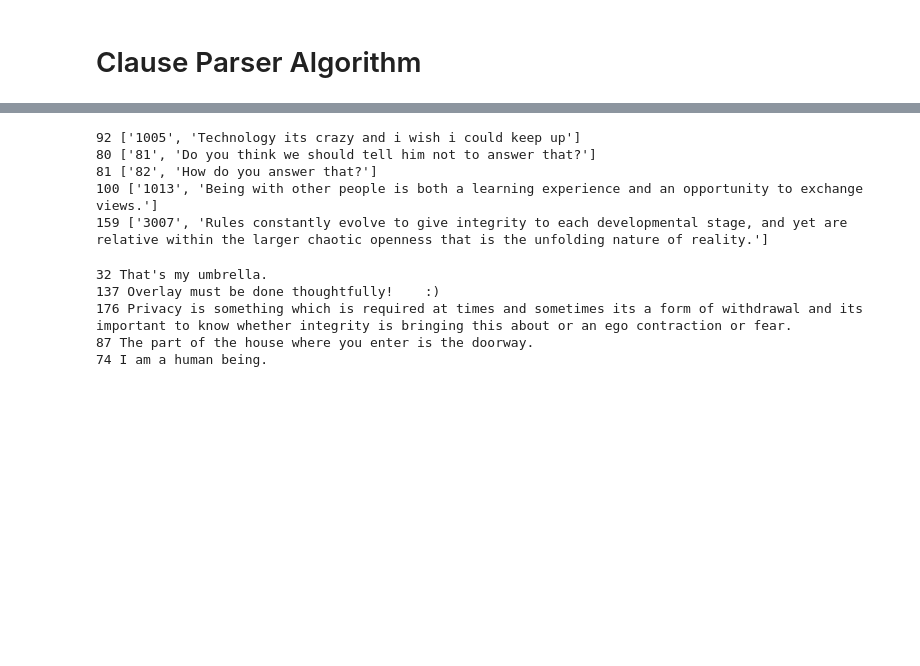
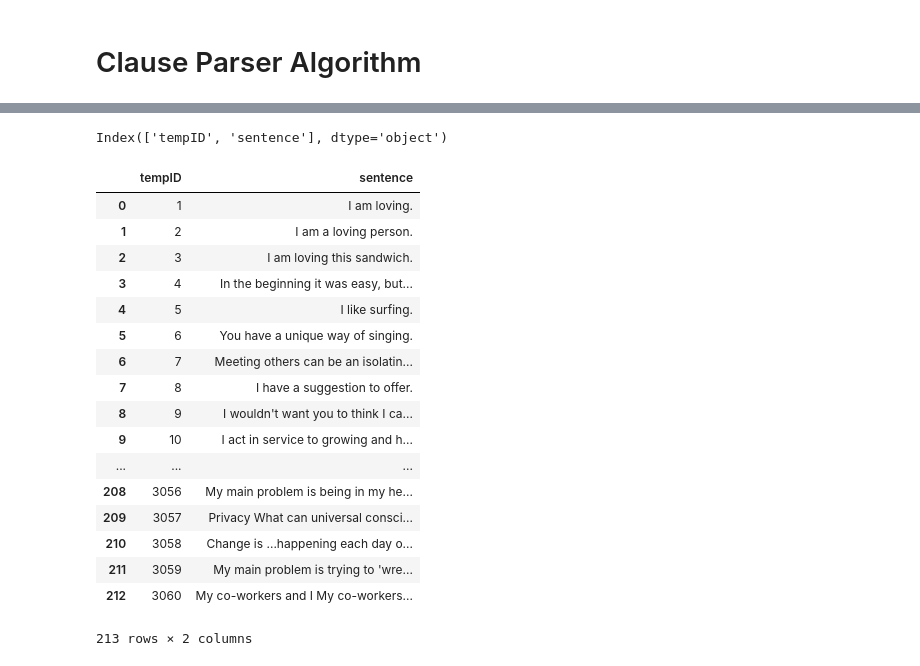
Before and after one commit to sv9388/active_passive, a Jupyter notebook: cluase_parser.ipynb, the cells around one changed output, grey strips where cells are left out. Saved outputs shown, nothing was run; the diff lists cells and outputs as text; code cells hidden in the pictures; blank space fills up the shorter version.

```diff
--- a/cluase_parser.ipynb
+++ b/cluase_parser.ipynb
@@ -34,7 +36,10 @@ def print_sample_list(arr):
     for x in indices[:min(5, len(arr))]:
         print(x, arr[x])
 # %%
-tsv = """tempID	sentence
+from io import StringIO
+import pandas as pd, numpy as np
+
+tsv = StringIO("""tempID	sentence
 1	I am loving.
 2	I am a loving person.
 3	I am loving this sandwich.
@@ -222,49 +227,55 @@ tsv = """tempID	sentence
 3032	What I like to do best is Meditate and rest in bliss. In that place and space there is nothing ever missing and the mind can finally stop seeking and just shut up and be. I also enjoy snuggling my children and cat.
 3033	When they avoided me I wondered is this mine or theirs? and feeling the contraction, sometimes I doubted myself as \"good\" and tried to muster the courage to ask them about it while scared to hear their reply.
 3034	Privacy is about avoiding the fear of exposing ourselves &#x28;or others&#x29; to the judgment of others - it's probably not a 'need', but a 'want' that has become an expectation in western society.
 3035	What I like to do best is be here in this moment with all parts of me, here, in the unknowable known moment and breathe, be being by being, feel the inseparability of the me and the world, the environment and my mind.
 3036	We could make the world a better place if Oh, God better not to ask the question, and rather turn our attention in a way that allows Compassion to overtake us so fully that the world and self dissolve in light, and we can laugh again.
 3037	What gets me into trouble is Fear. That's the first thing to come to mind. When faced with a potential conflict, I will either fight or freeze, and each of these get me into trouble. I also think I lack a certain emotional intelligence in real time, so I don't realize that I should employ skillful means to communicate my vision or position. Instead I just foolishly move forward in a politically unwise fashion.
 3038	My father is caring, sometimes nice, I'm lucky to have a dad, a dad is like amor he cares for you, sometimes like a grandpa and grandma, but even more important, he is part of you he helped make you so a dad is something lucky to have. You couldn't even be alive if you didn't have a dad, well you could if he died but then you don't have a dad, but you did have a dad which means you do have a dad.
 3039	Change is happening all the time, continues and is inevitable. Change for each of us and as a species is product our individual and collective memory of our knowledge and experiences through time. Sometimes the change is thought to be external to ourselves, sometimes it is viewed to be caused by us individually. In some respects change is an illusion of our understanding and experiencing of time.
 3040	What gets me into trouble is My intellect. My mind is ultra fast and If im not fully in my center, I sometimes jap out something stupid. Because I easily see peoples struggle I can also easily hurt them.. Its a defence programme. It hasn't come up for a while now and I assume I got the better of it. There are many other things that will get me in trouble if I dont attend to my inner self in the for of my spiritual practice
 3041	These days, work from the perspective of the individual, is to reach beyond the confines of the mind, heart and body and use them to sense oneness with the gross, subtle and causal. From the perspective of the one, work is to sense through the specific circumstances of the individual to see where healing is required in the ever-present now and as mentioned above to apply to that location the energy of love and life.
 3042	When I am criticized I find myself going inward to first examine my response to this criticism, and also the state of my heart. I live from a commitment to have an open mind to the feedback which I receive from the world , with which I am engaged and to be teachable and willing to listen, so that I might learn from others. I acknowledge as well the pain which such criticism creates within the, and allow this pain to teach me as well.
 3043	These days, work is a giving back to the seeds planted by the Kosmic ocean. Through the exchange of the infinite Delight it moves through the \"me\" and asks for an unfolding of what it give to offer back to the whole. Work is also the causal ocean \"out there\" moving and calling forth itself from within this swirl, this formMy \"i\" and work is constituted by the Whole through all layers and levels of concrete, subtle and causal.
 3044	Raising a family I salute all those who are raising families and I know that this goes beyond the parents and it takes a village to raise a family - this feels more true these days and I am grateful for lifetimes of families and generations of families and ancestors who have played a part in raising me. While I will not be raising my own family,I do feel that I contribute to raising individuals by my presence and interaction with them.
 3045	When I am criticized it is one face of divinity noticing separation and responding. Every movement is a movement of an Ocean reaching into concrete, sublet and causal forms. it swirls at different rates which hold different noticingwe see what we have not loved and embraced as the ocean of delight. When someone see my form and shape and criticizes it, it is the divine looking at me and emendating its beauty towards itself in the collective.
 3046	Love changes when First, when there is a connectiononeness that unites consciousness, heart and body so that the localized and the infinite are experienced simultaneously. And second, when one feels the ability to shift the cosmic flow of life and love and direct some of its healing power where it is needed, either within the deepest essence of a loved one, a person in need, toward a global tragedy, or a world view or meme that is doing harm.
 3047	I am the voice at the edge of hearing, the movement in the corner of the eye, the novelty that makes you smile, the light in the darkness, and the nothingness at the heart of it all. I am the string, the wave, the field, the packet of energy. I am the watcher, the smiler, the laughter and the lover. I am the non-doer, the finger flowing through the air. The symbol and the sign. I am the deep belly laugh that brings forth existence.
 3048	When I am criticized I can have a range of responses depending upon how tired or resourceful I am or how closely what amnd how they say it matches a previous wound trigger. I can react defensively or just ask why they say that or as I often do ask them to "say more" so that I can more completely understand what they are saying so that I can fully understand their point of view, the context from which they formulated their thought and learn from it.
 3049	Business and society need a new social contract. They coexist with a great deal of tension in a capitalist structure and shareholders win out at the expense of the workers, the environment, and the community at large. Business needs to be in the \"business\" of generating value not wealth and operating within the constraints of our natural environment or actually contributing to better stewardship of the resources we have so we dont destroy ourselves.
 3050	When I am criticized I know there is something I must have missed, something I haven\'t noticed or a dynamic at work that is causing the person criticizing me to see in me a gap of some sort. And while that gap may or may not be there in reality, it is in that person\'s mind. This provides me the opportunity to explore that person\'s mind or world view. I would like that exploration to result in growth for us both or at least to enhance our relationship.
 3051	Crime and delinquency could be halted if we could see that the essence of who we are in unity and in variation are two side of one coin of WholnessIF we could see all \"other\" as our very own self, we could become privy to a Love that heals, that gently embraces the ways an Eternity postures and veils itself as a separation. in this embrace, the separation melts, because God is embraced at any level it shows its beautiful facein that embrace we feel heard and we feel whole...
 3052	If my mother I feel a pull to look back at my own upbringing and my mother's inevitable influence on my development. I am also aware of having moved beyond dwelling on unfinished business and see how much a trap that is for the ego and my identifying with the unmet need. I suppose if my mother had been different I might have had different hang ups, but as I believe now I am the only one who can do anything about them, it feels a bit immaterial right now.
 3053	These days, work Is something I continue to enjoy and take great pleasure in using it as a framework within which to continue my journey of discovery and fulfilment. Work is not separate to life. Work is part of living, of serving, of being useful. Indeed, one could call work - play. There is no separation. Whether I receive the appropriate value recognition or remuneration for my "job" is my judgement. Voluntary work, while unpaid, is the most rewarding, I find.
 3054	Change is the shittiest fucking thing ever; I so wish reality was completely static sometimes... at least, so says some part of me, at least right now - the thirst for permanence comes in waves, and it's pretty strong in me today... did I mention I'm wrestling with a couple of big and difficult life changes at the moment? :-) This is not representative of how I usually respond to this stem or talk about change, it's just what I'm present to at the moment...
 3055	Being with other people Is being nested within the eternal field that moves through and within everything. Charged as though all animate and inanimate forms are breathing, being breathed by the causal whole, so too, being with other people is being with all forms and the divine currents that extend Everywhere. It is like feeling and seeing the Divine Eternity at eternal play within itself; the One through the many as we all dance as fullness, nested within a eternal expanse...
 3056	My main problem is being in my head rather than fully present and instead running trauma patterns habitsbeliefs of being a victim, feeling I need to please others and abandon myself and then be angry when not cared for by others. The other main problem is not fitting in to the "popular Culture" world as I am often "too deep" seeing metaphorical symbolism and duplicityinauthenticity all around me and wanting to serve and be one with spirit rather then pursuing material things.
 3057	Privacy What can universal consciousness possibly conceive as 'private'...big laugh :) Still laughing :) :) This is hilarious. Everything is seen and is 'it' all of consciousness. In the localised expression of consciousness (as humans) at some levels and stages of development this is a great concern as it shows the humanity of fear, power, manipulation etc, all of which our evolution conspires to create (and also withhold its potential for unfolding). And this is so.
 3058	Change is ...happening each day on the one side: kids grow, you realise you get older and remember less, circumstances of living are different today, then yesterday. So you need to \"change\" your plan of today, you need to be open and flexibel and adopt to it, for example. Changes of behaviour or values demand go much depper and need to be reflected first. It can enter in new developments, but it is difficult to achieve this - personal as well as from the perspective of a society.
 3059	My main problem is trying to \'wrestle with the angel\'. The Vision is so Vast, there is no way that my human mind can \'wrap itself around it\'. It doesn\'t know how. Interestingly, my virtual assistant, Melanie Davis, whom I\'ve never met \'face to face\', brought to my awareness the Mission of Called By Love Institute when she said that the two people who are part of our core team working on building the new website seem to be doing it! The Mission calls it \'Harnessing the Power of Love\'
-3060	My co-workers and I My co-workers in the evolution of consciousness are members of 3 weekly weekly generative dialog groups. Together we enter shared containers of collective consciousness and collective heart. We explore who we are in this space and what is possible. We let go of our individual (subtle) egos and we practice trying on and owning identities grounded in more expansive perspectives. The ultimate goal is to share a planetary or Kosmic identity and once aligned, see what we can accomplish together as one."""
+3060	My co-workers and I My co-workers in the evolution of consciousness are members of 3 weekly weekly generative dialog groups. Together we enter shared containers of collective consciousness and collective heart. We explore who we are in this space and what is possible. We let go of our individual (subtle) egos and we practice trying on and owning identities grounded in more expansive perspectives. The ultimate goal is to share a planetary or Kosmic identity and once aligned, see what we can accomplish together as one.""")
 
-arr = [ [tok for tok in line.split("\t")] for line in tsv.split("\n")][1:]
-print_sample_list(arr)
+df = pd.read_csv(tsv, delimiter = "\t")
+print(df.columns)
+df
 # %% [output]
-92 ['1005', 'Technology its crazy and i wish i could keep up']
-80 ['81', 'Do you think we should tell him not to answer that?']
-81 ['82', 'How do you answer that?']
-100 ['1013', 'Being with other people is both a learning experience and an opportunity to exchange views.']
-159 ['3007', 'Rules constantly evolve to give integrity to each developmental stage, and yet are relative within the larger chaotic openness that is the unfolding nature of reality.']
+Index(['tempID', 'sentence'], dtype='object')
+|  | tempID | sentence |
+| 0 | 1 | I am loving. |
+| 1 | 2 | I am a loving person. |
+| 2 | 3 | I am loving this sandwich. |
+| 3 | 4 | In the beginning it was easy, but... |
+| 4 | 5 | I like surfing. |
+| 5 | 6 | You have a unique way of singing. |
+| 6 | 7 | Meeting others can be an isolatin... |
+| 7 | 8 | I have a suggestion to offer. |
+| 8 | 9 | I wouldn't want you to think I ca... |
+| 9 | 10 | I act in service to growing and h... |
+| ... | ... | ... |
+| 208 | 3056 | My main problem is being in my he... |
+| 209 | 3057 | Privacy What can universal consci... |
+| 210 | 3058 | Change is ...happening each day o... |
+| 211 | 3059 | My main problem is trying to 'wre... |
+| 212 | 3060 | My co-workers and I My co-workers... |
+213 rows × 2 columns
-# %%
-arr_sents_only = [x[1] for x in arr]
-print_sample_list(arr_sents_only)
-# %% [output]
-32 That's my umbrella.
-137 Overlay must be done thoughtfully!    :)
-176 Privacy is something which is required at times and sometimes its a form of withdrawal and its important to know whether integrity is bringing this about or an ego contraction or fear.
-87 The part of the house where you enter is the doorway.
-74 I am a human being.
 # %%
 import re, html
```
Also changed, not shown: parts of 8 cells of this notebook.
